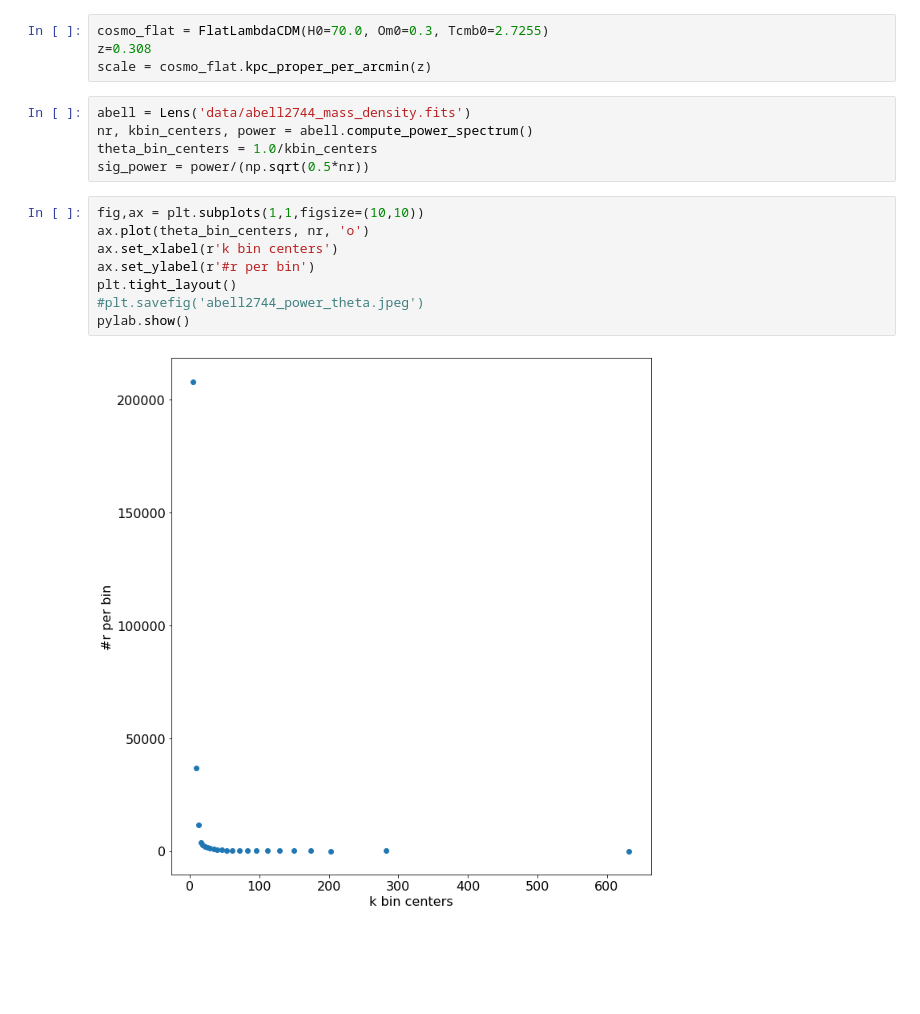
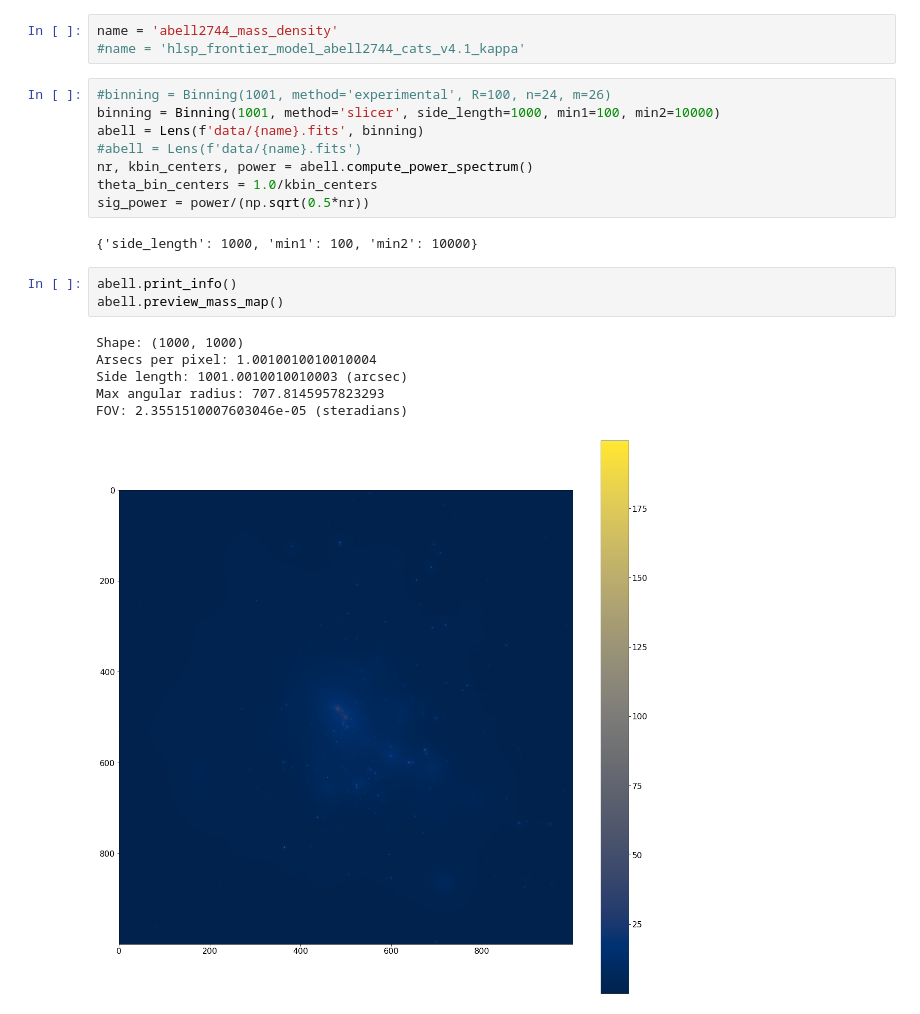
Before and after one commit to dutra/lensing, a Jupyter notebook: abell2744.ipynb, the cells around one changed output. Cells and saved outputs as stored; diff of their text form; blank space fills up the shorter version.

```diff
--- a/abell2744.ipynb
+++ b/abell2744.ipynb
@@ -23,19 +22,23 @@ from power_spectrum_meneghetti import Lens
-# %%
-cosmo_flat = FlatLambdaCDM(H0=70.0, Om0=0.3, Tcmb0=2.7255)
-z=0.308
-scale = cosmo_flat.kpc_proper_per_arcmin(z)
+# %%
+name = 'abell2744_mass_density'
+#name = 'hlsp_frontier_model_abell2744_cats_v4.1_kappa'
 # %%
-abell = Lens('data/abell2744_mass_density.fits')
+#binning = Binning(1001, method='experimental', R=100, n=24, m=26)
+binning = Binning(1001, method='slicer', side_length=1000, min1=100, min2=10000)
+abell = Lens(f'data/{name}.fits', binning)
+#abell = Lens(f'data/{name}.fits')
 nr, kbin_centers, power = abell.compute_power_spectrum()
 theta_bin_centers = 1.0/kbin_centers
 sig_power = power/(np.sqrt(0.5*nr))
+# %% [output]
+{'side_length': 1000, 'min1': 100, 'min2': 10000}
-# %%
-fig,ax = plt.subplots(1,1,figsize=(10,10))
-ax.plot(theta_bin_centers, nr, 'o')
-ax.set_xlabel(r'k bin centers')
-ax.set_ylabel(r'#r per bin')
-plt.tight_layout()
-#plt.savefig('abell2744_power_theta.jpeg')
-pylab.show()
-# %% [output]
-[figure, removed]
+# %%
+abell.print_info()
+abell.preview_mass_map()
+# %% [output]
+Shape: (1000, 1000)
+Arsecs per pixel: 1.0010010010010004
+Side length: 1001.0010010010003 (arcsec)
+Max angular radius: 707.8145957823293
+FOV: 2.3551510007603046e-05 (steradians)
+[figure, added]
```
Also changed, not shown: parts of 13 cells of this notebook, 7 other files.
